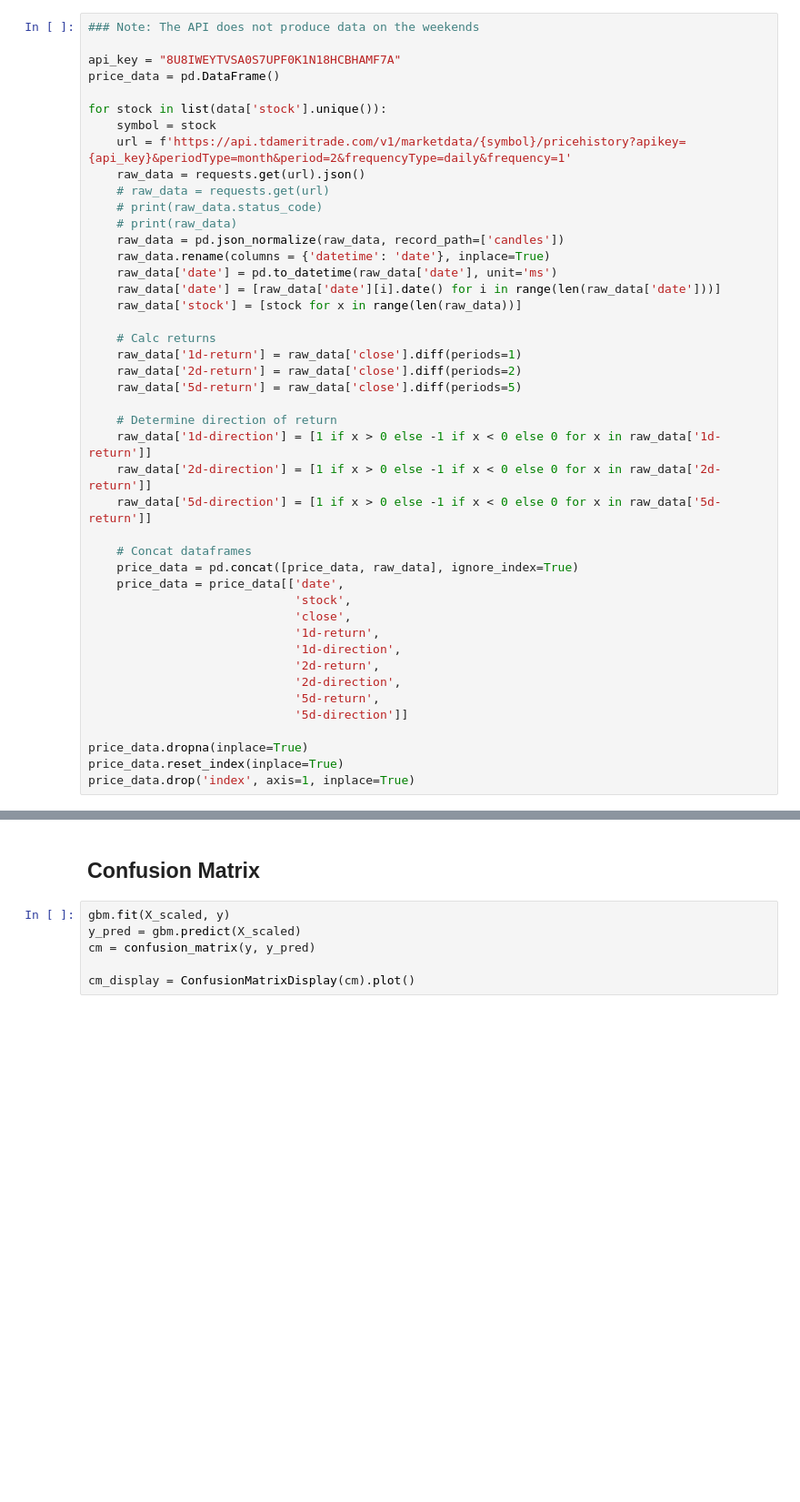
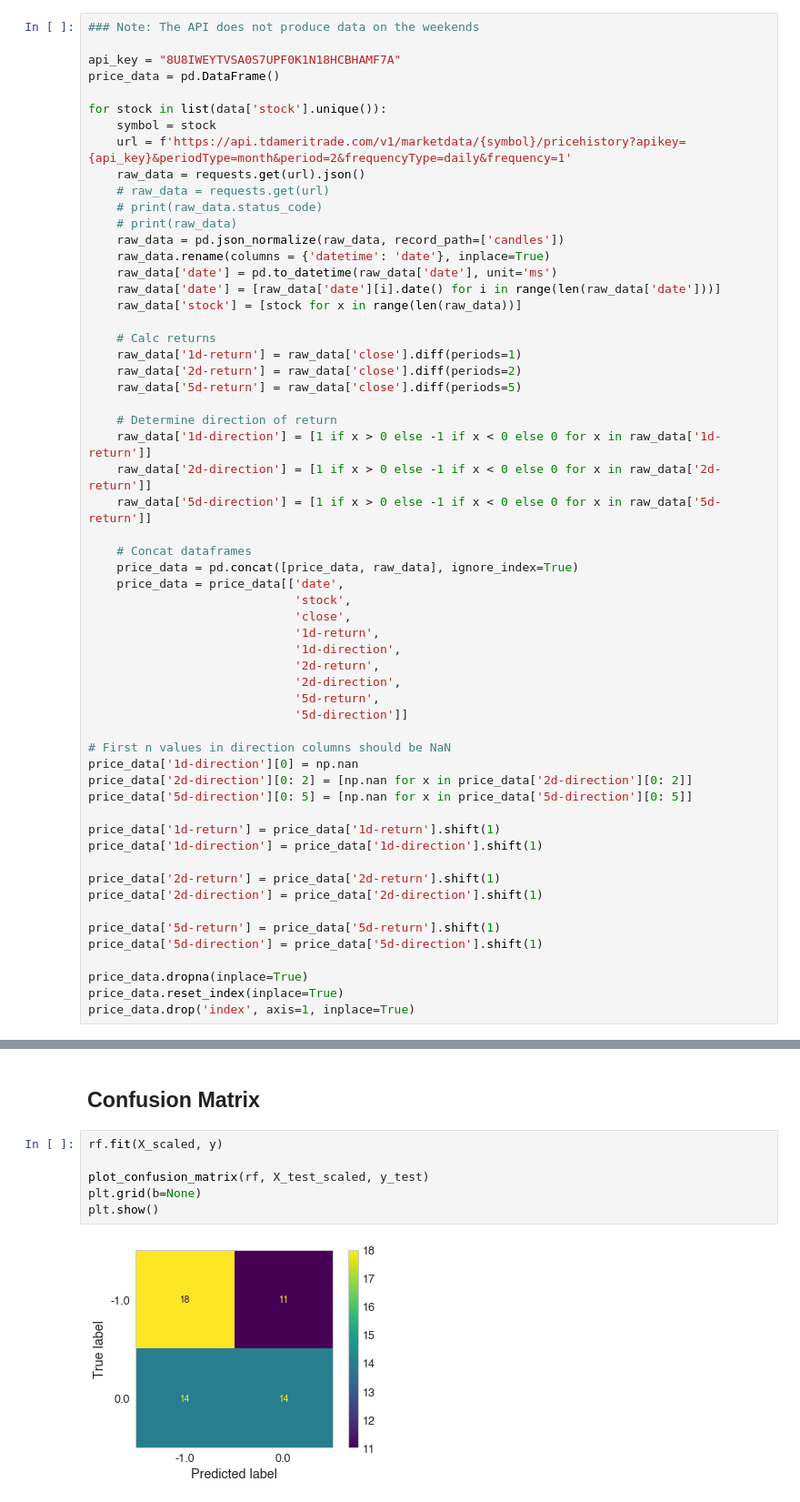
Before and after one commit to 18182324/wsb-sentiment-analysis, a Jupyter notebook: model.ipynb, the cells around one changed output, grey strips where cells are left out. Shown at 91% size. Cells and saved outputs as stored; diff of their text form; blank space fills up the shorter version.

Commit message:
update confusion matrix

```diff
--- a/model.ipynb
+++ b/model.ipynb
@@ -276,6 +276,20 @@ for stock in list(data['stock'].unique()):
                              '5d-return',
                              '5d-direction']]
 
+# First n values in direction columns should be NaN
+price_data['1d-direction'][0] = np.nan
+price_data['2d-direction'][0: 2] = [np.nan for x in price_data['2d-direction'][0: 2]]
+price_data['5d-direction'][0: 5] = [np.nan for x in price_data['5d-direction'][0: 5]]
+
+price_data['1d-return'] = price_data['1d-return'].shift(1)
+price_data['1d-direction'] = price_data['1d-direction'].shift(1)
+
+price_data['2d-return'] = price_data['2d-return'].shift(1)
+price_data['2d-direction'] = price_data['2d-direction'].shift(1)
+
+price_data['5d-return'] = price_data['5d-return'].shift(1)
+price_data['5d-direction'] = price_data['5d-direction'].shift(1)
+
 price_data.dropna(inplace=True)
 price_data.reset_index(inplace=True)
 price_data.drop('index', axis=1, inplace=True)
@@ -391,8 +429,10 @@ print(np.mean(gbm_scores))
 # %% [markdown]
 ## Confusion Matrix
-# %%
-gbm.fit(X_scaled, y)
-y_pred = gbm.predict(X_scaled)
-cm = confusion_matrix(y, y_pred)
-
-cm_display = ConfusionMatrixDisplay(cm).plot()
+# %%
+rf.fit(X_scaled, y)
+
+plot_confusion_matrix(rf, X_test_scaled, y_test)
+plt.grid(b=None)
+plt.show()
+# %% [output]
+[figure, added]
```
Also changed, not shown: parts of 12 cells of this notebook.
